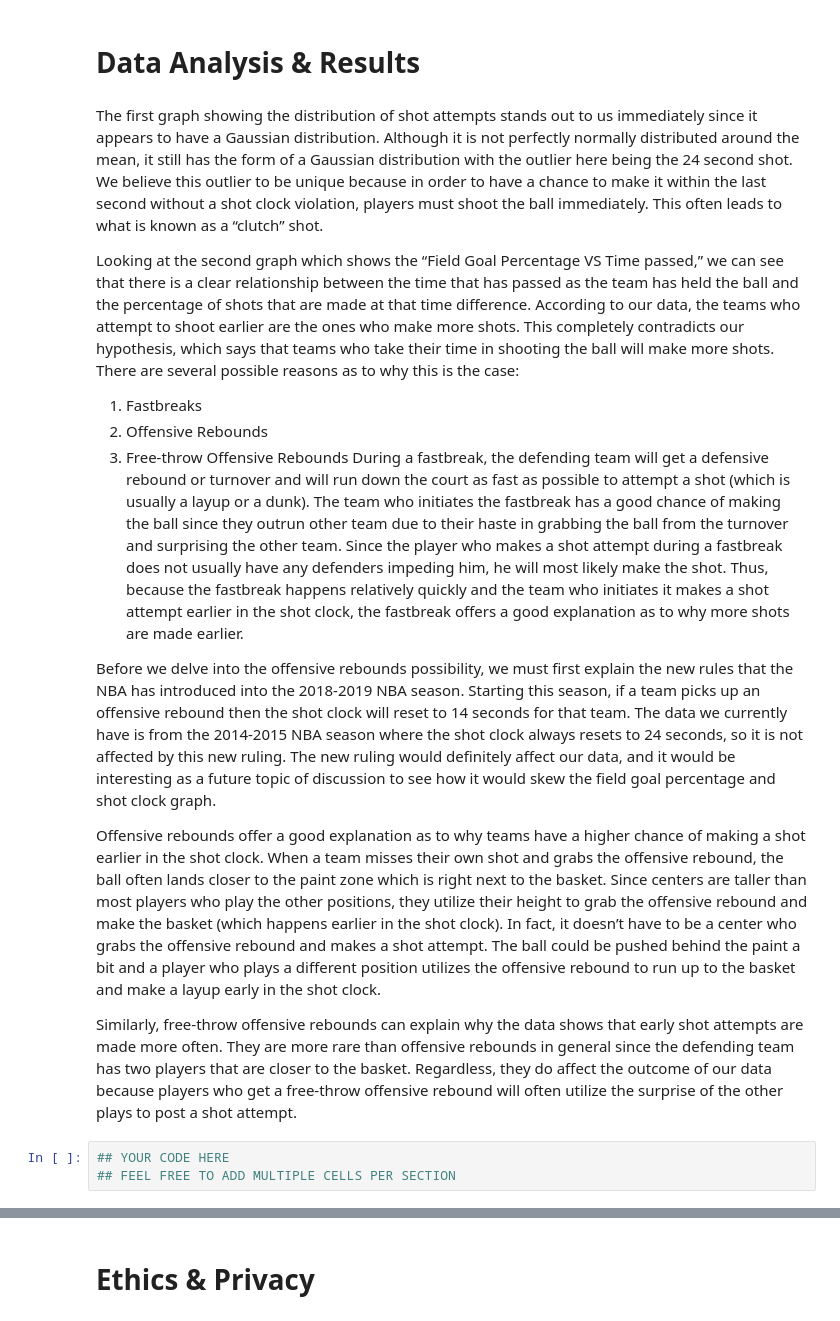
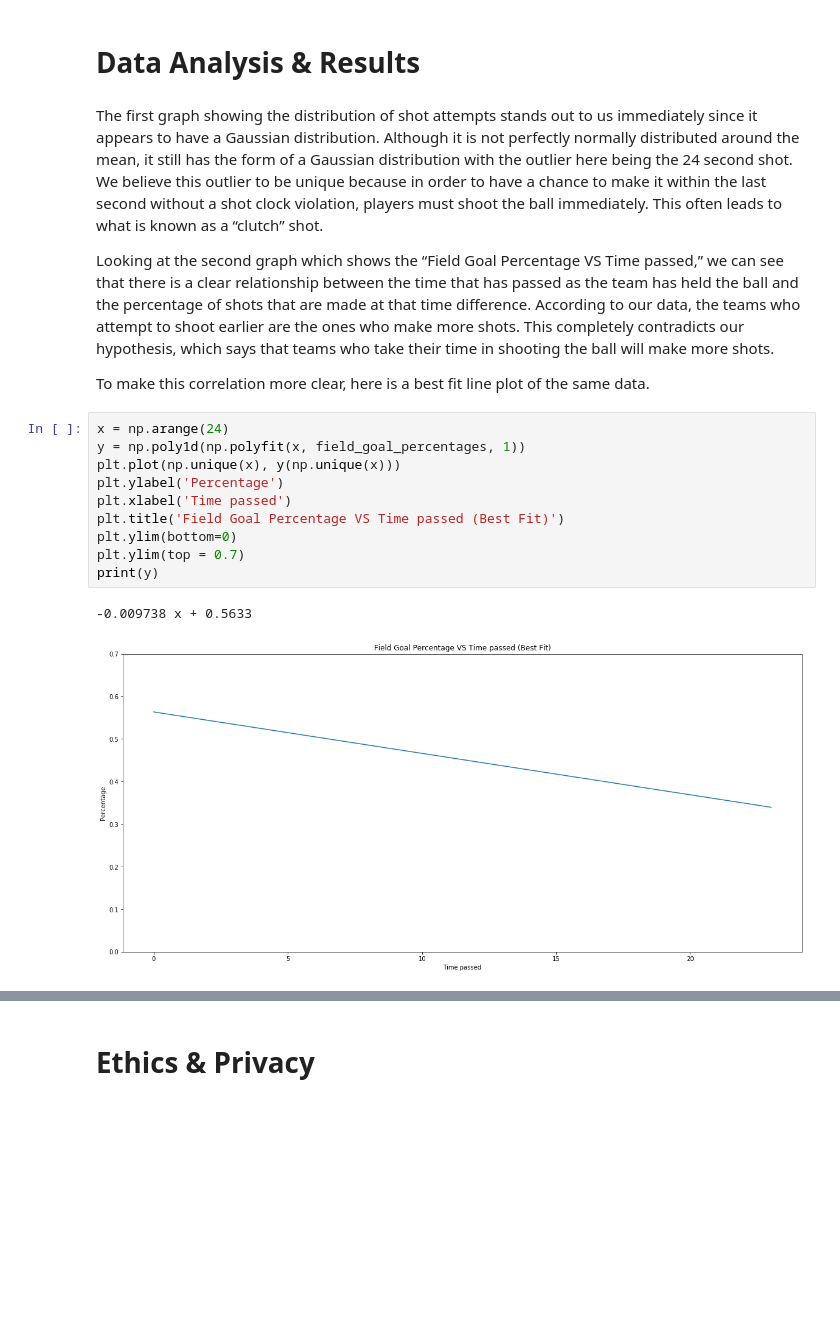
Before and after one commit to thomastangerine/COGS_108_Final, a Jupyter notebook: FinalProject.ipynb, the cells around one changed output, grey strips where cells are left out. Saved outputs shown, nothing was run; the diff lists cells and outputs as text; blank space fills up the shorter version.

Commit message:
Added best fit line and equation

```diff
--- a/FinalProject.ipynb
+++ b/FinalProject.ipynb
@@ -431,18 +431,19 @@ plt.rcParams["figure.figsize"] = fig_size
 # %% [markdown]
 The first graph showing the distribution of shot attempts stands out to us immediately since it appears to have a Gaussian distribution. Although it is not perfectly normally distributed around the mean, it still has the form of a Gaussian distribution with the outlier here being the 24 second shot. We believe this outlier to be unique because in order to have a chance to make it within the last second without a shot clock violation, players must shoot the ball immediately. This often leads to what is known as a “clutch” shot.
 
-Looking at the second graph which shows the “Field Goal Percentage VS Time passed,” we can see that there is a clear relationship between the time that has passed as the team has held the ball and the percentage of shots that are made at that time difference. According to our data, the teams who attempt to shoot earlier are the ones who make more shots. This completely contradicts our hypothesis, which says that teams who take their time in shooting the ball will make more shots. There are several possible reasons as to why this is the case:
+Looking at the second graph which shows the “Field Goal Percentage VS Time passed,” we can see that there is a clear relationship between the time that has passed as the team has held the ball and the percentage of shots that are made at that time difference. According to our data, the teams who attempt to shoot earlier are the ones who make more shots. This completely contradicts our hypothesis, which says that teams who take their time in shooting the ball will make more shots.
 
-1) Fastbreaks
-2) Offensive Rebounds
-3) Free-throw Offensive Rebounds
-During a fastbreak, the defending team will get a defensive rebound or turnover and will run down the court as fast as possible to attempt a shot (which is usually a layup or a dunk). The team who initiates the fastbreak has a good chance of making the ball since they outrun other team due to their haste in grabbing the ball from the turnover and surprising the other team. Since the player who makes a shot attempt during a fastbreak does not usually have any defenders impeding him, he will most likely make the shot. Thus, because the fastbreak happens relatively quickly and the team who initiates it makes a shot attempt earlier in the shot clock, the fastbreak offers a good explanation as to why more shots are made earlier.
-
-Before we delve into the offensive rebounds possibility, we must first explain the new rules that the NBA has introduced into the 2018-2019 NBA season. Starting this season, if a team picks up an offensive rebound then the shot clock will reset to 14 seconds for that team. The data we currently have is from the 2014-2015 NBA season where the shot clock always resets to 24 seconds, so it is not affected by this new ruling. The new ruling would definitely affect our data, and it would be interesting as a future topic of discussion to see how it would skew the field goal percentage and shot clock graph.
-
-Offensive rebounds offer a good explanation as to why teams have a higher chance of making a shot earlier in the shot clock. When a team misses their own shot and grabs the offensive rebound, the ball often lands closer to the paint zone which is right next to the basket. Since centers are taller than most players who play the other positions, they utilize their height to grab the offensive rebound and make the basket (which happens earlier in the shot clock). In fact, it doesn’t have to be a center who grabs the offensive rebound and makes a shot attempt. The ball could be pushed behind the paint a bit and a player who plays a different position utilizes the offensive rebound to run up to the basket and make a layup early in the shot clock.
-
-Similarly, free-throw offensive rebounds can explain why the data shows that early shot attempts are made more often. They are more rare than offensive rebounds in general since the defending team has two players that are closer to the basket. Regardless, they do affect the outcome of our data because players who get a free-throw offensive rebound will often utilize the surprise of the other plays to post a shot attempt.
+To make this correlation more clear, here is a best fit line plot of the same data.
-# %%
-## YOUR CODE HERE
-## FEEL FREE TO ADD MULTIPLE CELLS PER SECTION
+# %%
+x = np.arange(24)
+y = np.poly1d(np.polyfit(x, field_goal_percentages, 1))
+plt.plot(np.unique(x), y(np.unique(x)))
+plt.ylabel('Percentage')
+plt.xlabel('Time passed')
+plt.title('Field Goal Percentage VS Time passed (Best Fit)')
+plt.ylim(bottom=0)
+plt.ylim(top = 0.7)
+print(y)
+# %% [output]
+-0.009738 x + 0.5633
+[figure, added]
```
Also changed, not shown: parts of 4 cells of this notebook.
